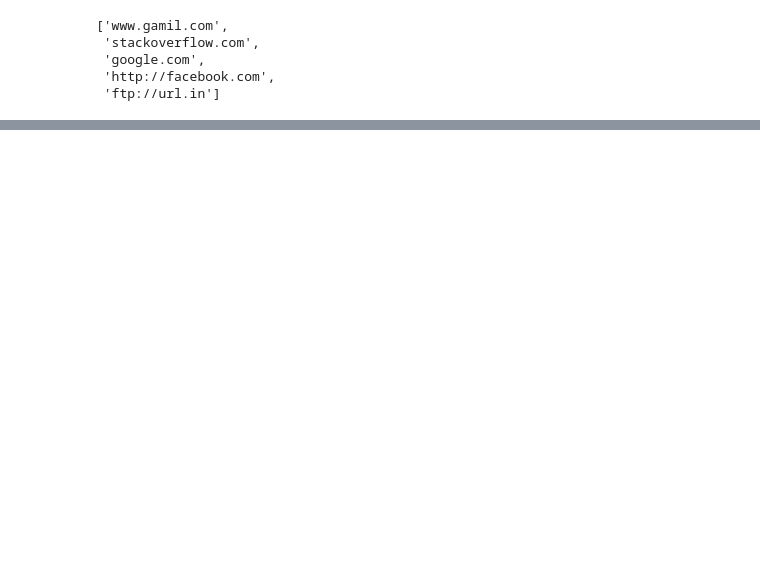
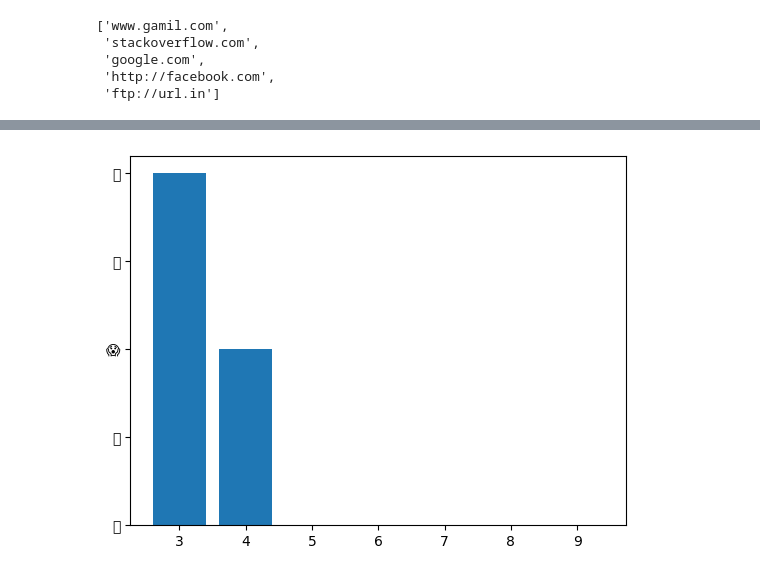
Before and after one commit to its-abhishek/whatsapp_chat_analysis, a Jupyter notebook: whatsapp_chat_analysis.ipynb, the cells around one changed output, grey strips where cells are left out. Cells and saved outputs as stored; diff of their text form; code cells hidden in the pictures; blank space fills up the shorter version.

```diff
--- a/whatsapp_chat_analysis.ipynb
+++ b/whatsapp_chat_analysis.ipynb
@@ -353,6 +200,11 @@ for message in df['message']:
     emojis.extend([c for c in message if c in emoji.EMOJI_DATA])
 # %%
 emoji_df = pd.DataFrame(Counter(emojis).most_common(len(Counter(emojis))))
+# %%
+plt.bar(emoji_df[1].head(), emoji_df[0].head())
+plt.show()
+# %% [output]
+[figure, added]
 # %%
 plt.pie(emoji_df[1].head(),labels=emoji_df[0].head(),autopct="%0.2f")
 plt.show()
```
Also changed, not shown: parts of 25 cells of this notebook.
